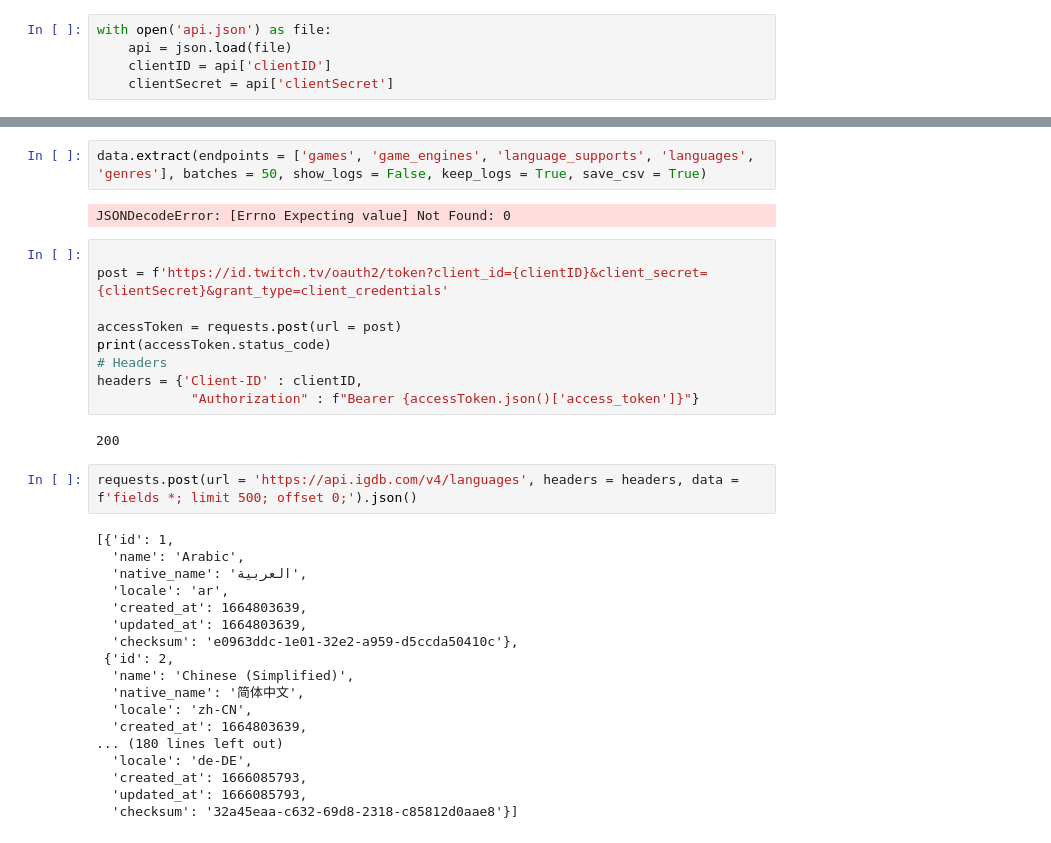
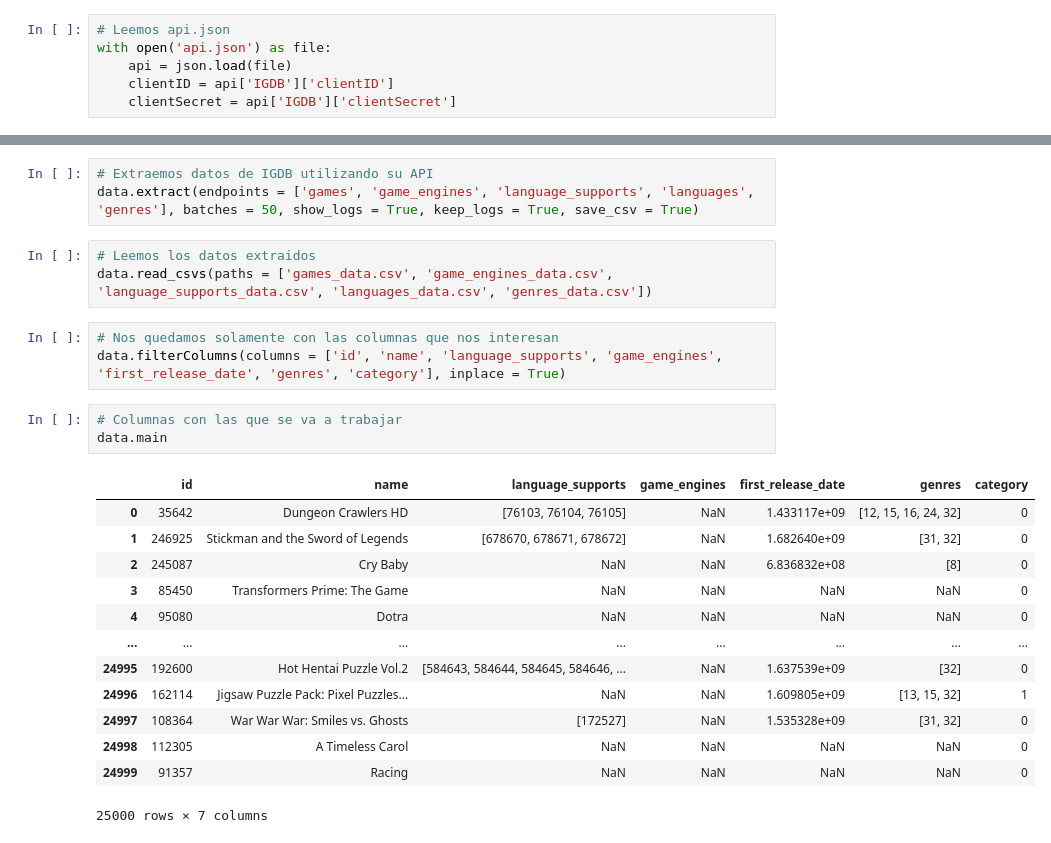
Before and after one commit to cuicuidev/project_etl_hackaboss, a Jupyter notebook: main.ipynb, the cells around one changed output, grey strips where cells are left out. Cells and saved outputs as stored; diff of their text form.

```diff
--- a/main.ipynb
+++ b/main.ipynb
@@ -13,6 +15,7 @@ print(os.getcwd())
 # %%
+# Leemos api.json
 with open('api.json') as file:
     api = json.load(file)
-    clientID = api['clientID']
-    clientSecret = api['clientSecret']
+    clientID = api['IGDB']['clientID']
+    clientSecret = api['IGDB']['clientSecret']
 # %%
@@ -21,36 +23,27 @@ with open('api.json') as file:
 data = Data(clientID = clientID, clientSecret = clientSecret)
 # %%
-data.extract(endpoints = ['games', 'game_engines', 'language_supports', 'languages', 'genres'], batches = 50, show_logs = False, keep_logs = True, save_csv = True)
+# Extraemos datos de IGDB utilizando su API
+data.extract(endpoints = ['games', 'game_engines', 'language_supports', 'languages', 'genres'], batches = 50, show_logs = True, keep_logs = True, save_csv = True)
-# %% [output]
-JSONDecodeError: [Errno Expecting value] Not Found: 0
-# %%
-
-post = f'https://id.twitch.tv/oauth2/token?client_id={clientID}&client_secret={clientSecret}&grant_type=client_credentials'
-
-accessToken = requests.post(url = post)
-print(accessToken.status_code)
-# Headers
-headers = {'Client-ID' : clientID,
-            "Authorization" : f"Bearer {accessToken.json()['access_token']}"}
-# %% [output]
-200
-# %%
-requests.post(url = 'https://api.igdb.com/v4/languages', headers = headers, data = f'fields *; limit 500; offset 0;').json()
-# %% [output]
-[{'id': 1,
-  'name': 'Arabic',
-  'native_name': 'العربية',
-  'locale': 'ar',
-  'created_at': 1664803639,
-  'updated_at': 1664803639,
-  'checksum': 'e0963ddc-1e01-32e2-a959-d5ccda50410c'},
- {'id': 2,
-  'name': 'Chinese (Simplified)',
-  'native_name': '简体中文',
-  'locale': 'zh-CN',
-  'created_at': 1664803639,
-... (180 lines left out)
-  'locale': 'de-DE',
-  'created_at': 1666085793,
-  'updated_at': 1666085793,
-  'checksum': '32a45eaa-c632-69d8-2318-c85812d0aae8'}]
+# %%
+# Leemos los datos extraidos
+data.read_csvs(paths = ['games_data.csv', 'game_engines_data.csv', 'language_supports_data.csv', 'languages_data.csv', 'genres_data.csv'])
+# %%
+# Nos quedamos solamente con las columnas que nos interesan
+data.filterColumns(columns = ['id', 'name', 'language_supports', 'game_engines', 'first_release_date', 'genres', 'category'], inplace = True)
+# %%
+# Columnas con las que se va a trabajar
+data.main
+# %% [output]
+|  | id | name | language_supports | game_engines | first_release_date | genres | category |
+| 0 | 35642 | Dungeon Crawlers HD | [76103, 76104, 76105] | NaN | 1.433117e+09 | [12, 15, 16, 24, 32] | 0 |
+| 1 | 246925 | Stickman and the Sword of Legends | [678670, 678671, 678672] | NaN | 1.682640e+09 | [31, 32] | 0 |
+| 2 | 245087 | Cry Baby | NaN | NaN | 6.836832e+08 | [8] | 0 |
+| 3 | 85450 | Transformers Prime: The Game | NaN | NaN | NaN | NaN | 0 |
+| 4 | 95080 | Dotra | NaN | NaN | NaN | NaN | 0 |
+| ... | ... | ... | ... | ... | ... | ... | ... |
+| 24995 | 192600 | Hot Hentai Puzzle Vol.2 | [584643, 584644, 584645, 584646, ... | NaN | 1.637539e+09 | [32] | 0 |
+| 24996 | 162114 | Jigsaw Puzzle Pack: Pixel Puzzles... | NaN | NaN | 1.609805e+09 | [13, 15, 32] | 1 |
+| 24997 | 108364 | War War War: Smiles vs. Ghosts | [172527] | NaN | 1.535328e+09 | [31, 32] | 0 |
+| 24998 | 112305 | A Timeless Carol | NaN | NaN | NaN | NaN | 0 |
+| 24999 | 91357 | Racing | NaN | NaN | NaN | NaN | 0 |
+25000 rows × 7 columns
```
Also changed, not shown: parts of 18 cells of this notebook, 1 other file.
